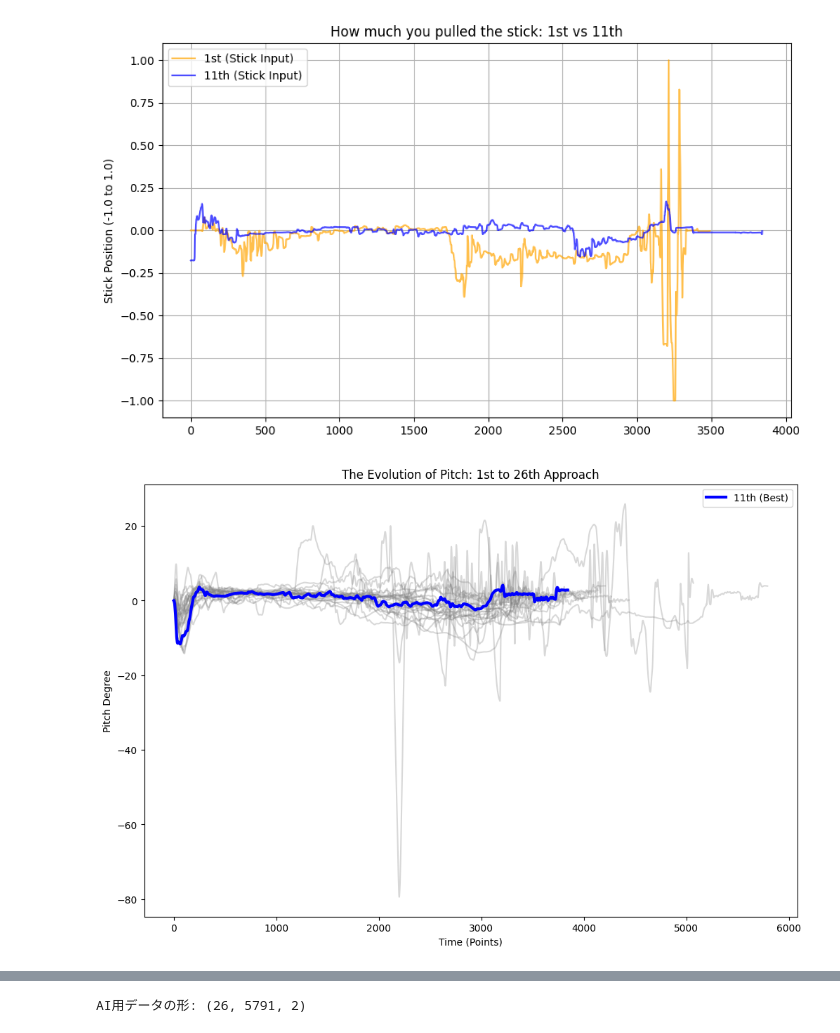
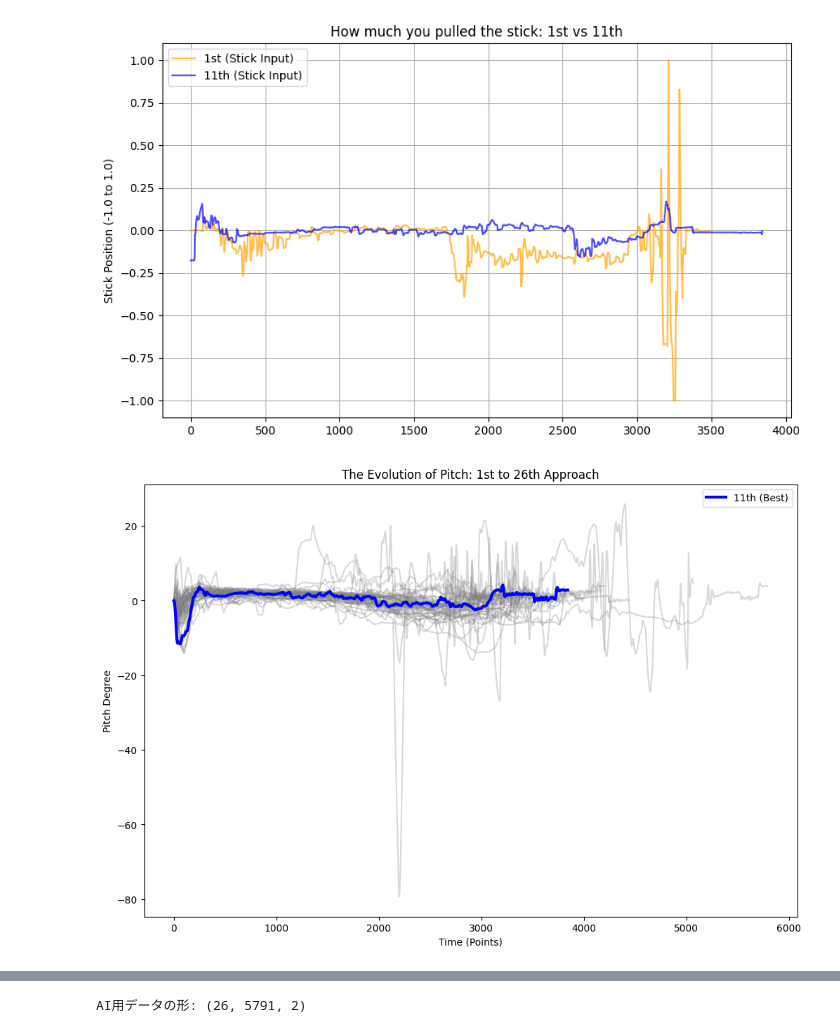
Before and after one commit to marisa09062003-hash/Flight-Analysis, a Jupyter notebook: Flight_analysis_attenmpt1.ipynb, the cells around one changed output, grey strips where cells are left out. Drawn from its saved outputs; the diff is of its cells as text; code cells hidden in the pictures.

```diff
--- a/Flight_analysis_attenmpt1.ipynb
+++ b/Flight_analysis_attenmpt1.ipynb
@@ -205,35 +97,35 @@ plt.show()
 # %%
 import glob
 import pandas as pd
 import matplotlib.pyplot as plt
 
 # 1. フォルダ内のすべての .txt ファイルを探す
-file_list = sorted(glob.glob('*.txt'))
+file_list = sorted(glob.glob('/content/drive/MyDrive/Data/*.txt'))
 
 plt.figure(figsize=(12, 8))
 
 # 2. ループ処理で全部読み込んで重ねる
 for file in file_list:
     try:
         data = pd.read_csv(file, sep='|', skipinitialspace=True)
         data.columns = data.columns.str.strip()
 
         # 11回目（成功）だけ目立たせる
         if '11' in file:
             plt.plot(data['pitch,__deg'].values, label='11th (Best)', color='blue', linewidth=3, zorder=10)
         else:
             plt.plot(data['pitch,__deg'].values, color='gray', alpha=0.3) # 他は薄いグレー
 
     except:
         pass
 
 plt.title('The Evolution of Pitch: 1st to 26th Approach')
 plt.xlabel('Time (Points)')
 plt.ylabel('Pitch Degree')
 plt.legend()
 plt.show()
 # %% [output]
-[figure, old version]
+[figure, new version]
 # %%
 import pandas as pd
 import numpy as np
```
Also changed, not shown: parts of 9 cells of this notebook.
